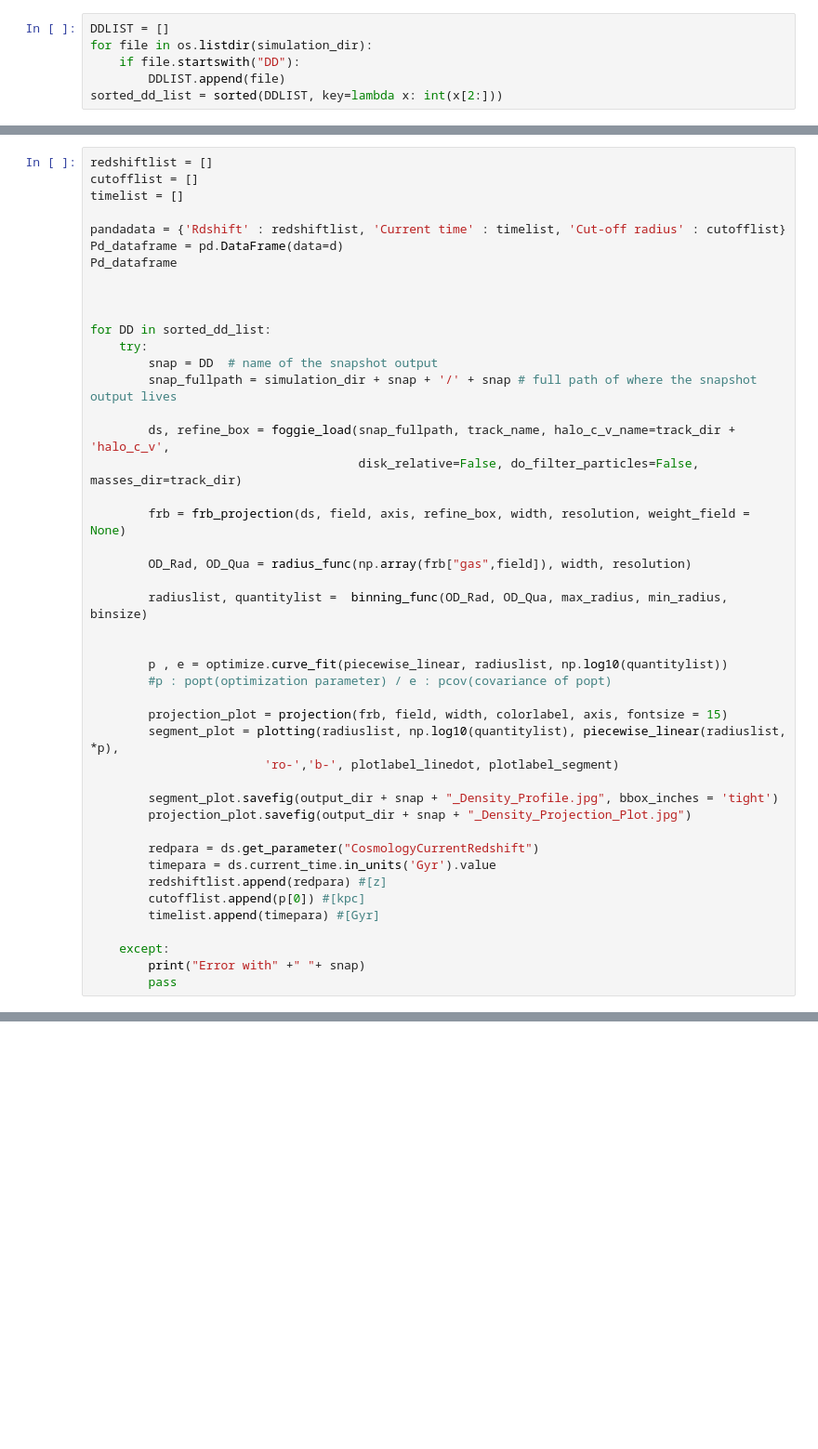
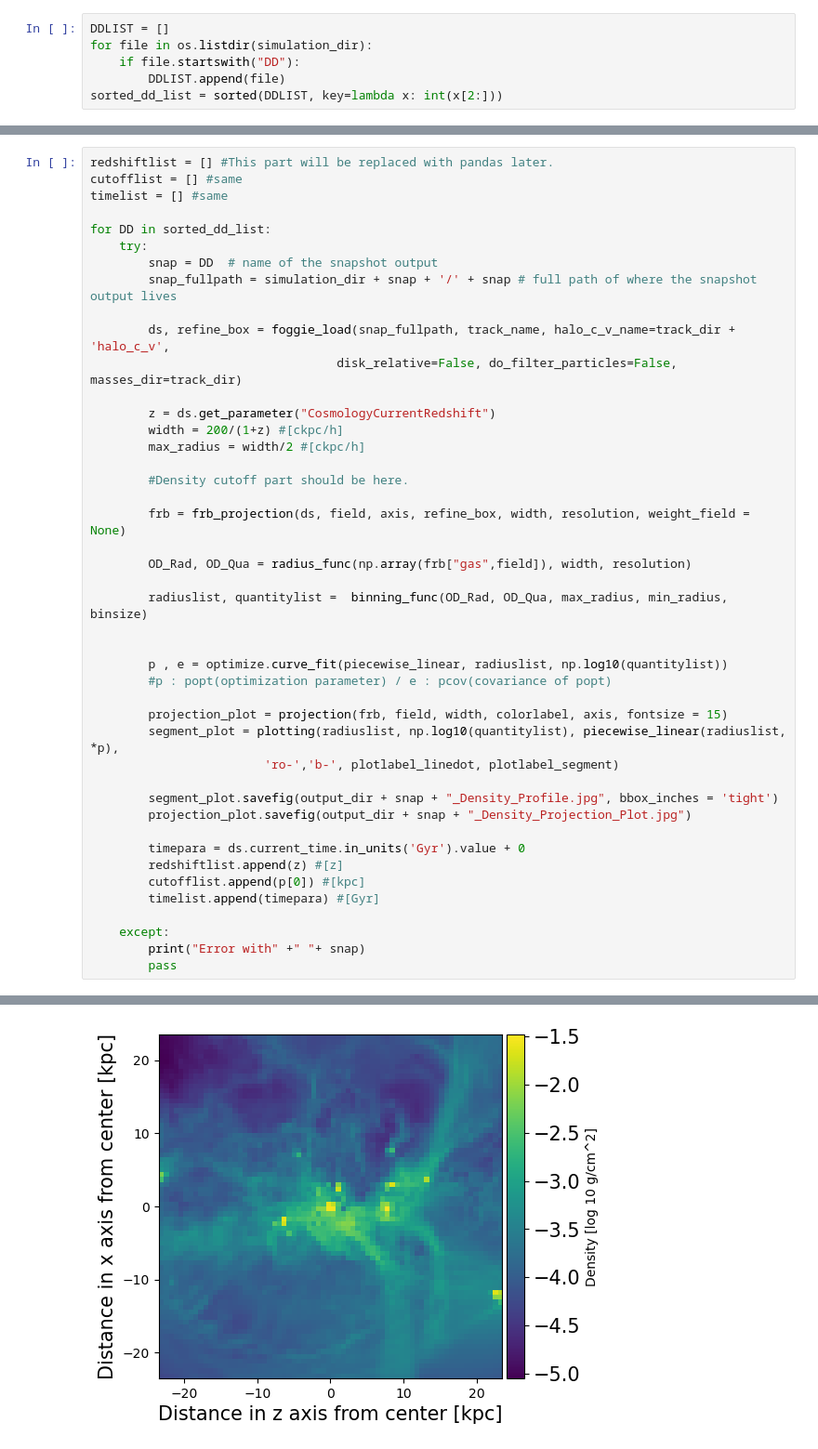
Before and after one commit to EugeneLee0506/foggie, a Jupyter notebook: foggie/Eugenecode/DD_Iteration.ipynb, the cells around one changed output, grey strips where cells are left out. Shown at 93% size. Drawn from its saved outputs; the diff is of its cells as text; blank space fills up the shorter version.

```diff
--- a/foggie/Eugenecode/DD_Iteration.ipynb
+++ b/foggie/Eugenecode/DD_Iteration.ipynb
@@ -93,15 +98,9 @@ fontsize = 20
 plotlabel_linedot = 'Binned mean density'
 plotlabel_segment = 'Fitted density'
 # %%
-redshiftlist = []
-cutofflist = []
-timelist = []
-
-pandadata = {'Rdshift' : redshiftlist, 'Current time' : timelist, 'Cut-off radius' : cutofflist}
-Pd_dataframe = pd.DataFrame(data=d)
-Pd_dataframe
-
-
+redshiftlist = [] #This part will be replaced with pandas later.
+cutofflist = [] #same
+timelist = [] #same
 
 for DD in sorted_dd_list:
     try:
@@ -109,7 +108,13 @@ for DD in sorted_dd_list:
         snap_fullpath = simulation_dir + snap + '/' + snap # full path of where the snapshot output lives
 
         ds, refine_box = foggie_load(snap_fullpath, track_name, halo_c_v_name=track_dir + 'halo_c_v',
-                                     disk_relative=False, do_filter_particles=False, masses_dir=track_dir)
+                                  disk_relative=False, do_filter_particles=False, masses_dir=track_dir)
+
+        z = ds.get_parameter("CosmologyCurrentRedshift")
+        width = 200/(1+z) #[ckpc/h]
+        max_radius = width/2 #[ckpc/h]
+
+        #Density cutoff part should be here.
 
         frb = frb_projection(ds, field, axis, refine_box, width, resolution, weight_field = None)
 
@@ -128,9 +133,8 @@ for DD in sorted_dd_list:
         segment_plot.savefig(output_dir + snap + "_Density_Profile.jpg", bbox_inches = 'tight')
         projection_plot.savefig(output_dir + snap + "_Density_Projection_Plot.jpg")
 
-        redpara = ds.get_parameter("CosmologyCurrentRedshift")
-        timepara = ds.current_time.in_units('Gyr').value
-        redshiftlist.append(redpara) #[z]
+        timepara = ds.current_time.in_units('Gyr').value + 0
+        redshiftlist.append(z) #[z]
         cutofflist.append(p[0]) #[kpc]
         timelist.append(timepara) #[Gyr]
 
@@ -187,0 +182 @@ yt : [INFO     ] 2023-07-18 11:29:12,629 Parameters: hubble_constant           =
+[figure, added]
```
Also changed, not shown: parts of 5 cells of this notebook.
